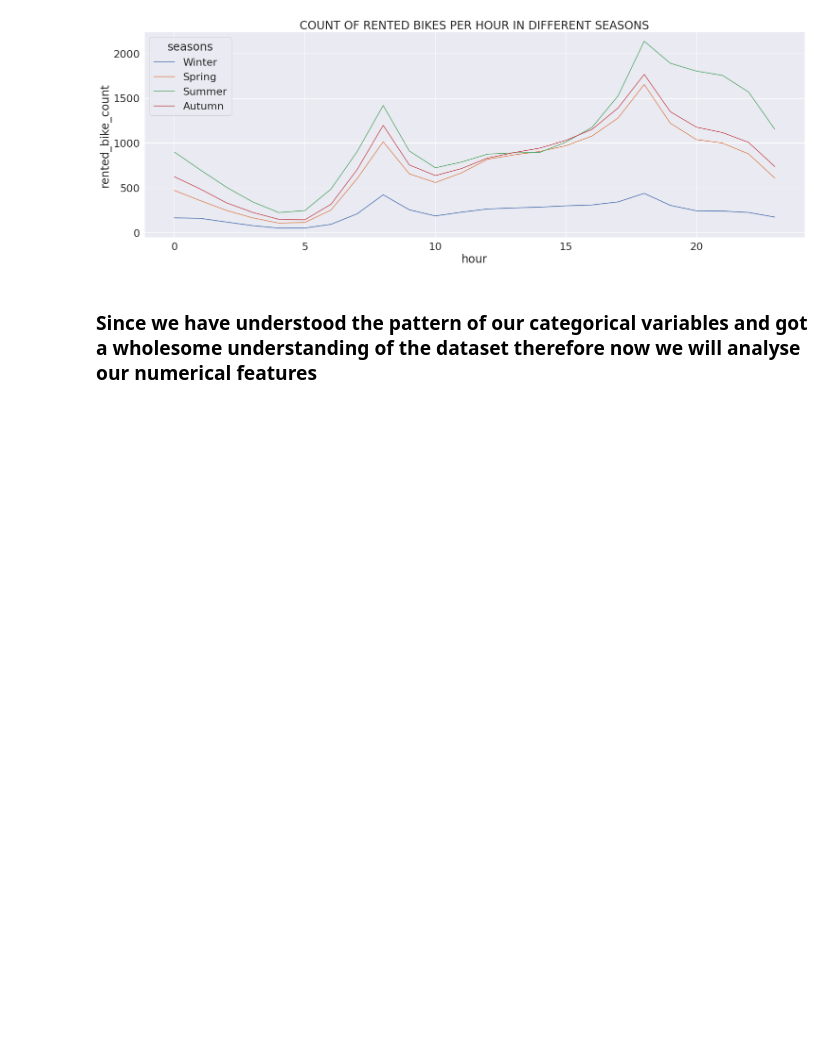
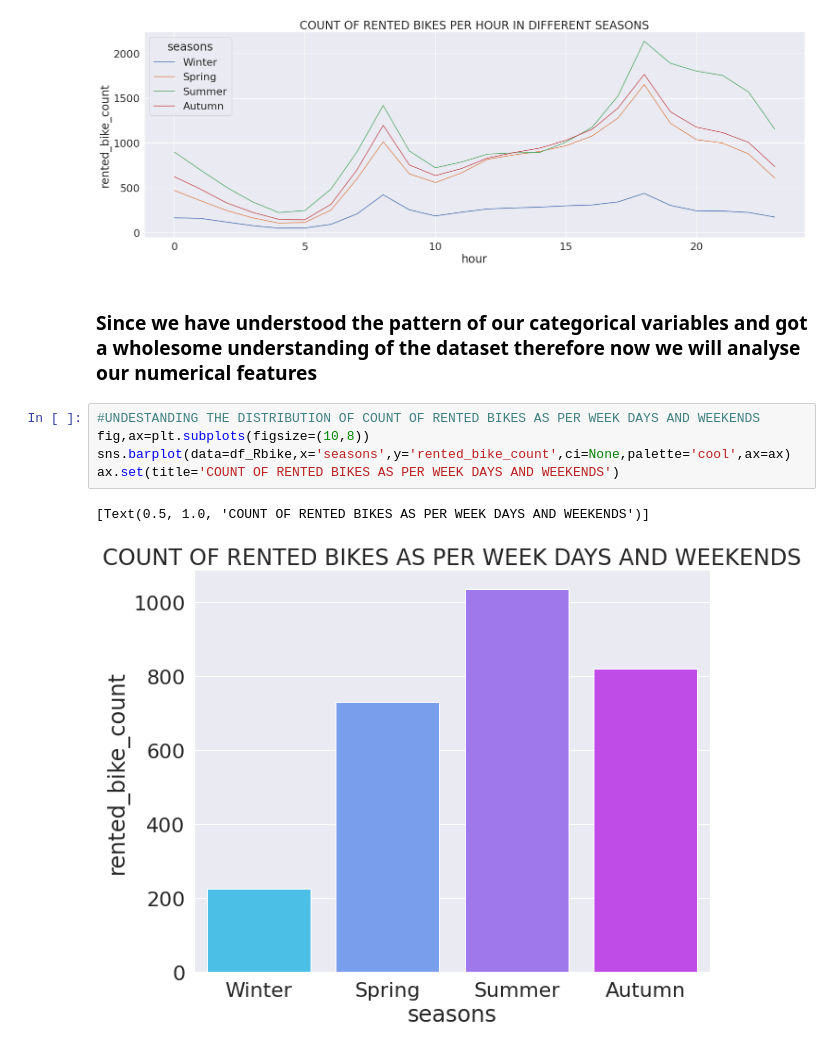
Before and after one commit to ParthSharma1197/EDA-Capston-Bike-Sharing-Demand-Prediction-, a Jupyter notebook: Bike_Sharing_Demand_Prediction_Capstone_Project.ipynb, the cells around one changed output. Saved outputs shown, nothing was run; the diff lists cells and outputs as text; blank space fills up the shorter version.

```diff
--- a/Bike_Sharing_Demand_Prediction_Capstone_Project.ipynb
+++ b/Bike_Sharing_Demand_Prediction_Capstone_Project.ipynb
@@ -452,3 +454,11 @@ ax.set(title='COUNT OF RENTED BIKES PER HOUR IN DIFFERENT SEASONS')
 [figure]
 # %% [markdown]
 ### Since we have understood the pattern of our categorical variables and got a wholesome understanding of the dataset therefore now we will analyse our numerical features
+# %%
+#UNDESTANDING THE DISTRIBUTION OF COUNT OF RENTED BIKES AS PER WEEK DAYS AND WEEKENDS
+fig,ax=plt.subplots(figsize=(10,8))
+sns.barplot(data=df_Rbike,x='seasons',y='rented_bike_count',ci=None,palette='cool',ax=ax)
+ax.set(title='COUNT OF RENTED BIKES AS PER WEEK DAYS AND WEEKENDS')
+# %% [output]
+[Text(0.5, 1.0, 'COUNT OF RENTED BIKES AS PER WEEK DAYS AND WEEKENDS')]
+[figure, added]
```
Also changed, not shown: parts of 31 cells of this notebook.
